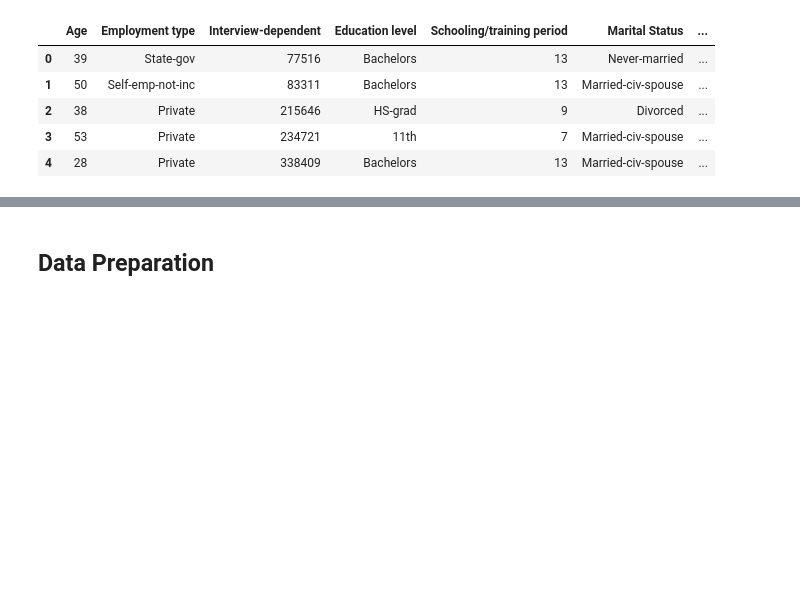
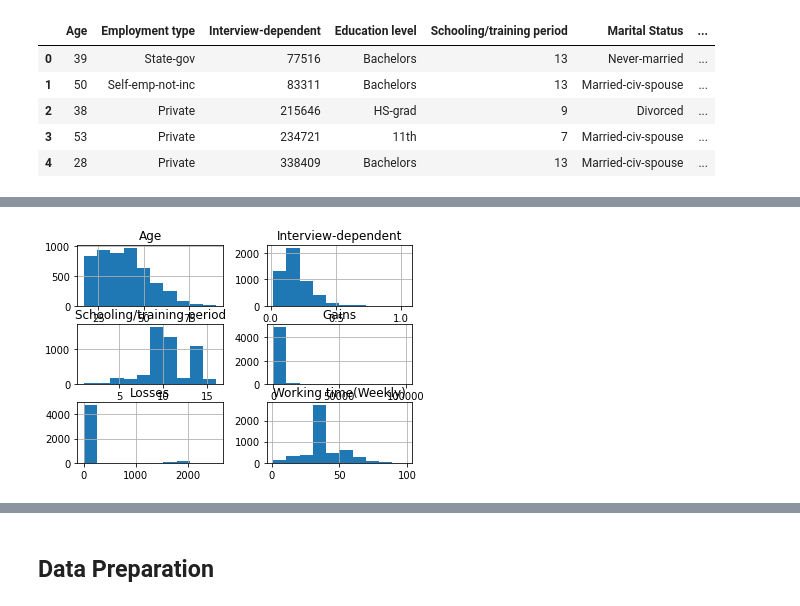
Before and after one commit to lucashoeft/Intelligent-Data-Analysis-Project, a Jupyter notebook: Intelligent-Data-Analysis-Project.ipynb, the cells around one changed output, grey strips where cells are left out. Drawn from its saved outputs; the diff is of its cells as text; code cells hidden in the pictures; blank space fills up the shorter version.

```diff
--- a/Intelligent-Data-Analysis-Project.ipynb
+++ b/Intelligent-Data-Analysis-Project.ipynb
@@ -86,0 +100,5 @@ target_distribution = sns.countplot(x=income_labeled["Income"])
+# %%
+# Check how numeric values are distributed
+numeric_distribution = income_labeled.hist()
+# %% [output]
+[figure, added]
```
Also changed, not shown: parts of 65 cells of this notebook.
